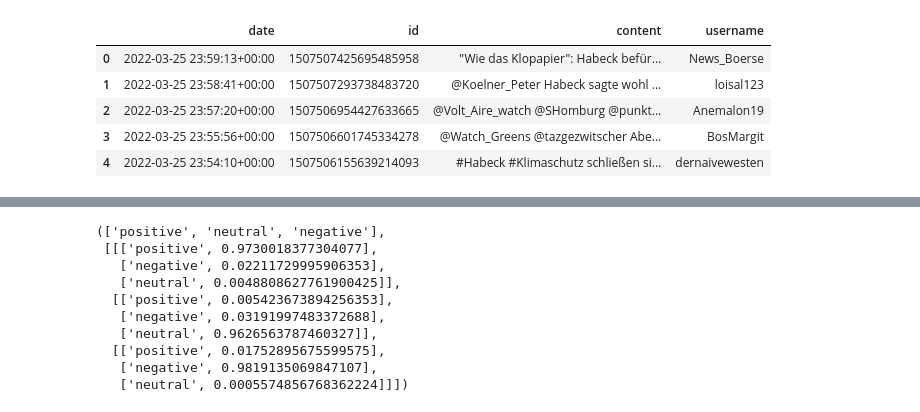
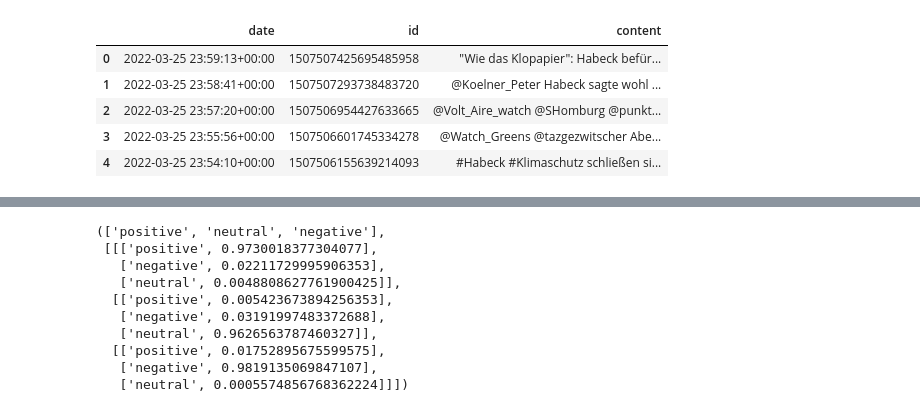
Before and after one commit to ChristianWussow/Portfolio, a Jupyter notebook: Twitter_Sentiement_Analysis.ipynb, the cells around one changed output, grey strips where cells are left out. Drawn from its saved outputs; the diff is of its cells as text; code cells hidden in the pictures.

```diff
--- a/Twitter_Sentiement_Analysis.ipynb
+++ b/Twitter_Sentiement_Analysis.ipynb
@@ -56,10 +42,10 @@ len(data)
 # %%
-df = data[['date', 'id', 'content','username']]
+df = data[['date', 'id', 'content']]
 df.head()
 # %% [output]
-|  | date | id | content | username |
-| 0 | 2022-03-25 23:59:13+00:00 | 1507507425695485958 | "Wie das Klopapier": Habeck befür... | News_Boerse |
-| 1 | 2022-03-25 23:58:41+00:00 | 1507507293738483720 | @Koelner_Peter Habeck sagte wohl ... | loisal123 |
-| 2 | 2022-03-25 23:57:20+00:00 | 1507506954427633665 | @Volt_Aire_watch @SHomburg @punkt... | Anemalon19 |
-| 3 | 2022-03-25 23:55:56+00:00 | 1507506601745334278 | @Watch_Greens @tazgezwitscher Abe... | BosMargit |
-| 4 | 2022-03-25 23:54:10+00:00 | 1507506155639214093 | #Habeck #Klimaschutz schließen si... | dernaivewesten |
+|  | date | id | content |
+| 0 | 2022-03-25 23:59:13+00:00 | 1507507425695485958 | "Wie das Klopapier": Habeck befür... |
+| 1 | 2022-03-25 23:58:41+00:00 | 1507507293738483720 | @Koelner_Peter Habeck sagte wohl ... |
+| 2 | 2022-03-25 23:57:20+00:00 | 1507506954427633665 | @Volt_Aire_watch @SHomburg @punkt... |
+| 3 | 2022-03-25 23:55:56+00:00 | 1507506601745334278 | @Watch_Greens @tazgezwitscher Abe... |
+| 4 | 2022-03-25 23:54:10+00:00 | 1507506155639214093 | #Habeck #Klimaschutz schließen si... |
```
Also changed, not shown: parts of 60 cells of this notebook.
